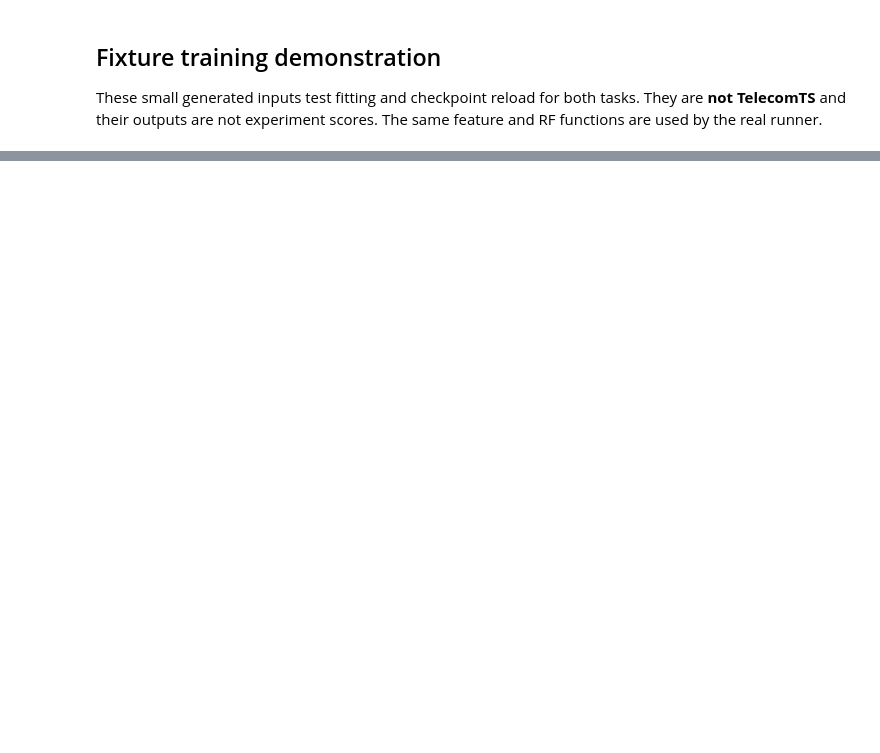
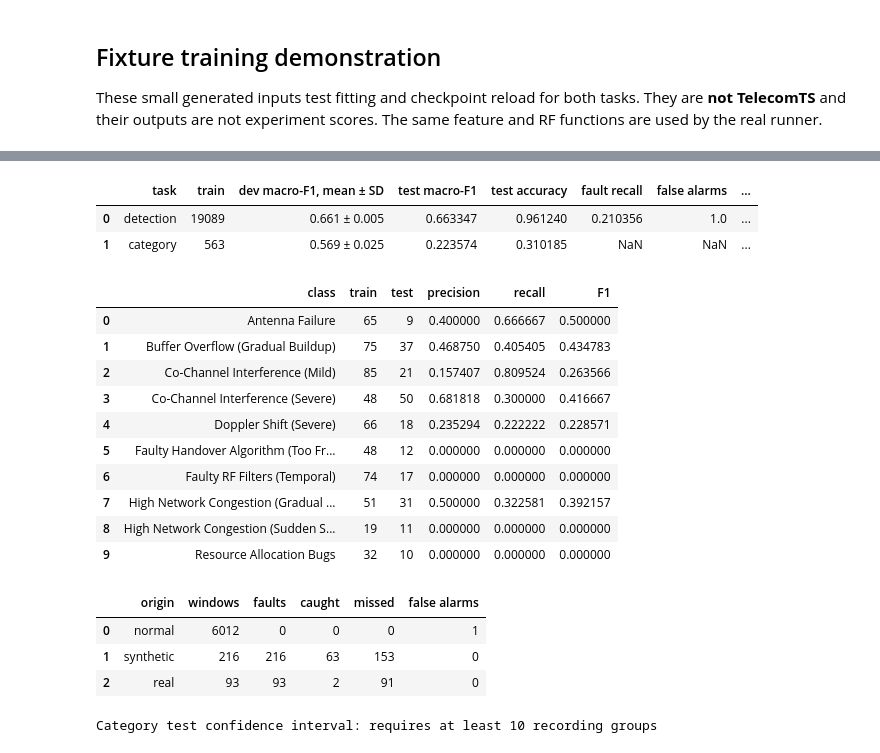
Before and after one commit to tanzim10/clauseguard-ran, a Jupyter notebook: notebooks/random_forest_baseline.ipynb, the cells around one changed output, grey strips where cells are left out. Cells and saved outputs as stored; diff of their text form; code cells hidden in the pictures; blank space fills up the shorter version.

Commit message:
docs: update full-data Random Forest walkthrough

```diff
--- a/notebooks/random_forest_baseline.ipynb
+++ b/notebooks/random_forest_baseline.ipynb
@@ -133,0 +180,66 @@ Blocked: resolve recording families and rebuild the scored release first.
+# %%
+RESULTS = DATA_ROOT / "artifacts/experiments/rf-all-data-provisional-2026-10-19"
+if RESULTS.exists():
+    detection = json.loads((RESULTS / "detection/test-seed-42/metrics.json").read_text())
+    category = json.loads((RESULTS / "category/test-seed-42/metrics.json").read_text())
+    selected = json.loads((RESULTS / "selection.json").read_text())["tasks"]
+    display(pd.DataFrame([
+        {"task": "detection", "train": selected["detection"]["train_windows"],
+         "dev macro-F1, mean ± SD": f"{selected['detection']['dev_macro_f1_mean']:.3f} ± {selected['detection']['dev_macro_f1_std']:.3f}",
+         "test macro-F1": detection["macro_f1"], "test accuracy": detection["accuracy"],
+         "fault recall": detection["recall"], "false alarms": detection["false_alarms"],
+         "missed faults": detection["missed_faults"]},
+        {"task": "category", "train": selected["category"]["train_windows"],
+         "dev macro-F1, mean ± SD": f"{selected['category']['dev_macro_f1_mean']:.3f} ± {selected['category']['dev_macro_f1_std']:.3f}",
+         "test macro-F1": category["macro_f1"], "test accuracy": category["accuracy"],
+         "fault recall": None, "false alarms": None, "missed faults": None},
+    ]))
+    labels = json.loads((RELEASE / "labels.json").read_text())["category"]
+    split = json.loads((RELEASE / "splits.json").read_text())["membership"]
+    train_support = {}
+    for row in split.values():
+        if row["split"] == "train" and row["category_target"] is not None:
+            train_support[row["category_target"]] = train_support.get(row["category_target"], 0) + 1
+    class_rows = []
+    for label, score in category["per_class"].items():
+        label = int(label)
+        class_rows.append({"class": next(name for name, value in labels.items() if value == label),
+                           "train": train_support.get(label, 0), "test": score["support"],
+                           "precision": score["precision"], "recall": score["recall"], "F1": score["f1"]})
+    display(pd.DataFrame(class_rows).sort_values("class").reset_index(drop=True))
+    predictions_path = RESULTS / "detection/test-seed-42/predictions.jsonl"
+    predictions = {row["scenario_id"]: row["predicted_label"] for row in map(json.loads, predictions_path.open())}
+    expected = json.loads((RESULTS / "detection/test-seed-42/targets.json").read_text())["expected"]
+    members = json.loads((RELEASE / "splits.json").read_text())["membership"]
+    origin_rows = []
+    for origin in ("normal", "synthetic", "real"):
+        cases = [sid for sid in expected if members[sid]["origin"] == origin]
+        faults = [sid for sid in cases if expected[sid] == 1]
+        caught = sum(predictions[sid] == 1 for sid in faults)
+        false_alarms = sum(expected[sid] == 0 and predictions[sid] == 1 for sid in cases)
+        origin_rows.append({"origin": origin, "windows": len(cases), "faults": len(faults),
+                            "caught": caught, "missed": len(faults) - caught, "false alarms": false_alarms})
+    display(pd.DataFrame(origin_rows))
+    print("Category test confidence interval:", category["confidence_intervals"]["reason"])
+else:
+    print("Saved full-data experiment artifacts are not present in this checkout.")
+# %% [output]
+|  | task | train | dev macro-F1, mean ± SD | test macro-F1 | test accuracy | fault recall | false alarms | ... |
+| 0 | detection | 19089 | 0.661 ± 0.005 | 0.663347 | 0.961240 | 0.210356 | 1.0 | ... |
+| 1 | category | 563 | 0.569 ± 0.025 | 0.223574 | 0.310185 | NaN | NaN | ... |
+|  | class | train | test | precision | recall | F1 |
+| 0 | Antenna Failure | 65 | 9 | 0.400000 | 0.666667 | 0.500000 |
+| 1 | Buffer Overflow (Gradual Buildup) | 75 | 37 | 0.468750 | 0.405405 | 0.434783 |
+| 2 | Co-Channel Interference (Mild) | 85 | 21 | 0.157407 | 0.809524 | 0.263566 |
+| 3 | Co-Channel Interference (Severe) | 48 | 50 | 0.681818 | 0.300000 | 0.416667 |
+| 4 | Doppler Shift (Severe) | 66 | 18 | 0.235294 | 0.222222 | 0.228571 |
+| 5 | Faulty Handover Algorithm (Too Fr... | 48 | 12 | 0.000000 | 0.000000 | 0.000000 |
+| 6 | Faulty RF Filters (Temporal) | 74 | 17 | 0.000000 | 0.000000 | 0.000000 |
+| 7 | High Network Congestion (Gradual ... | 51 | 31 | 0.500000 | 0.322581 | 0.392157 |
+| 8 | High Network Congestion (Sudden S... | 19 | 11 | 0.000000 | 0.000000 | 0.000000 |
+| 9 | Resource Allocation Bugs | 32 | 10 | 0.000000 | 0.000000 | 0.000000 |
+|  | origin | windows | faults | caught | missed | false alarms |
+| 0 | normal | 6012 | 0 | 0 | 0 | 1 |
+| 1 | synthetic | 216 | 216 | 63 | 153 | 0 |
+| 2 | real | 93 | 93 | 2 | 91 | 0 |
+Category test confidence interval: requires at least 10 recording groups
```
Also changed, not shown: parts of 15 cells of this notebook.
